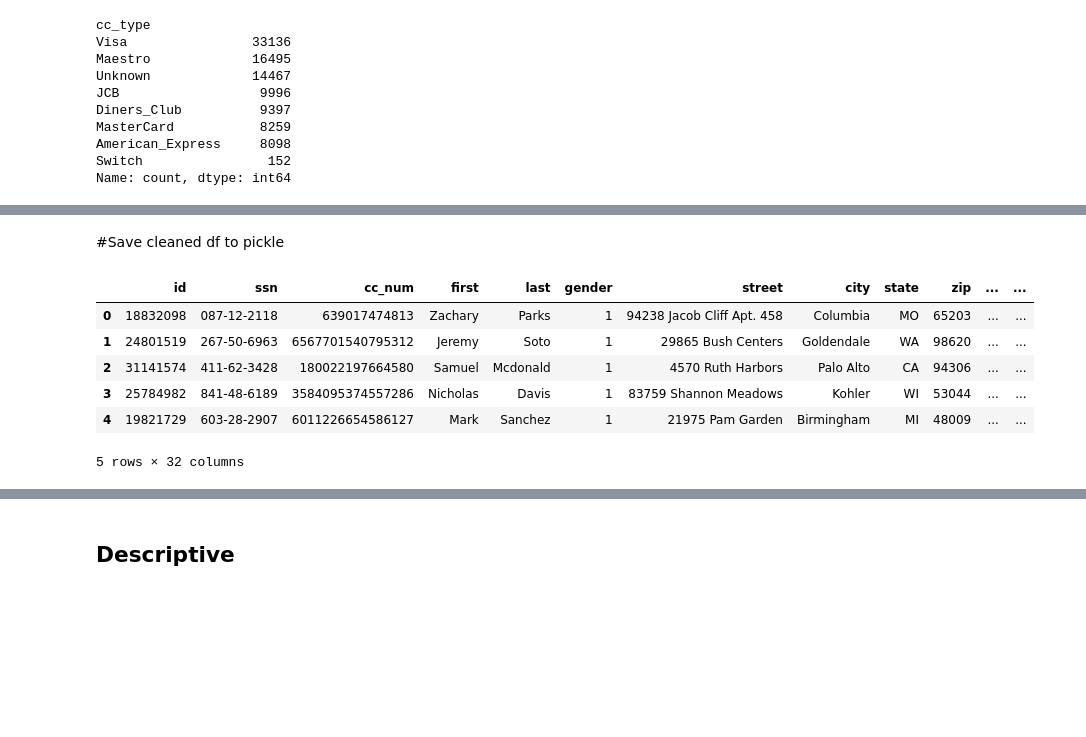
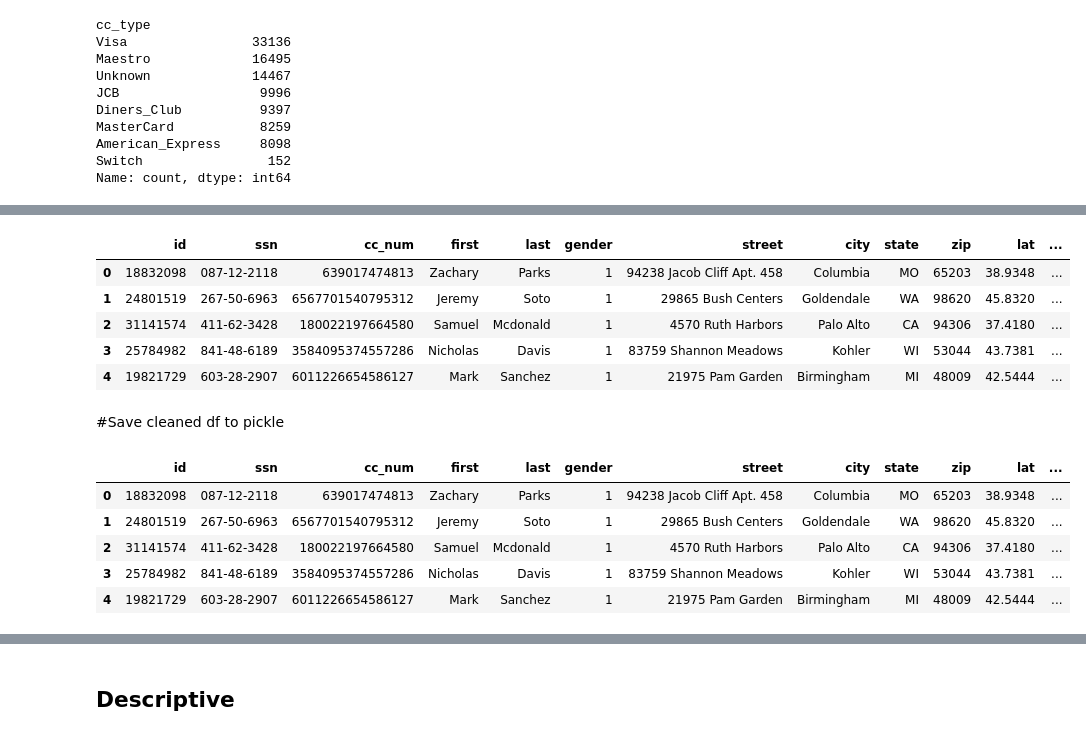
Before and after one commit to Myself-and-me/Credit_Card_Fraud_Detection, a Jupyter notebook: ds18_ml-proj-2.1.ipynb, the cells around one changed output, grey strips where cells are left out. Saved outputs shown, nothing was run; the diff lists cells and outputs as text; code cells hidden in the pictures; blank space fills up the shorter version.

```diff
--- a/ds18_ml-proj-2.1.ipynb
+++ b/ds18_ml-proj-2.1.ipynb
@@ -421,3 +467,12 @@ Name: count, dtype: int64
+# %%
+df.head()
+# %% [output]
+|  | id | ssn | cc_num | first | last | gender | street | city | state | zip | lat | ... |
+| 0 | 18832098 | 087-12-2118 | 639017474813 | Zachary | Parks | 1 | 94238 Jacob Cliff Apt. 458 | Columbia | MO | 65203 | 38.9348 | ... |
+| 1 | 24801519 | 267-50-6963 | 6567701540795312 | Jeremy | Soto | 1 | 29865 Bush Centers | Goldendale | WA | 98620 | 45.8320 | ... |
+| 2 | 31141574 | 411-62-3428 | 180022197664580 | Samuel | Mcdonald | 1 | 4570 Ruth Harbors | Palo Alto | CA | 94306 | 37.4180 | ... |
+| 3 | 25784982 | 841-48-6189 | 3584095374557286 | Nicholas | Davis | 1 | 83759 Shannon Meadows | Kohler | WI | 53044 | 43.7381 | ... |
+| 4 | 19821729 | 603-28-2907 | 6011226654586127 | Mark | Sanchez | 1 | 21975 Pam Garden | Birmingham | MI | 48009 | 42.5444 | ... |
 # %% [markdown]
 #Save cleaned df to pickle
 # %%
@@ -427,13 +482,12 @@ df.to_pickle(fname + '_prepared.pkl')
 # %%
 ### EDA
 # %%
-df = pd.read_pickle(fname + '_prepared.pkl')
-df.head()
+df1 = pd.read_pickle(fname + '_prepared.pkl')
+df1.head()
 # %% [output]
-|  | id | ssn | cc_num | first | last | gender | street | city | state | zip | ... | ... |
-| 0 | 18832098 | 087-12-2118 | 639017474813 | Zachary | Parks | 1 | 94238 Jacob Cliff Apt. 458 | Columbia | MO | 65203 | ... | ... |
-| 1 | 24801519 | 267-50-6963 | 6567701540795312 | Jeremy | Soto | 1 | 29865 Bush Centers | Goldendale | WA | 98620 | ... | ... |
-| 2 | 31141574 | 411-62-3428 | 180022197664580 | Samuel | Mcdonald | 1 | 4570 Ruth Harbors | Palo Alto | CA | 94306 | ... | ... |
-| 3 | 25784982 | 841-48-6189 | 3584095374557286 | Nicholas | Davis | 1 | 83759 Shannon Meadows | Kohler | WI | 53044 | ... | ... |
-| 4 | 19821729 | 603-28-2907 | 6011226654586127 | Mark | Sanchez | 1 | 21975 Pam Garden | Birmingham | MI | 48009 | ... | ... |
+|  | id | ssn | cc_num | first | last | gender | street | city | state | zip | lat | ... |
+| 0 | 18832098 | 087-12-2118 | 639017474813 | Zachary | Parks | 1 | 94238 Jacob Cliff Apt. 458 | Columbia | MO | 65203 | 38.9348 | ... |
+| 1 | 24801519 | 267-50-6963 | 6567701540795312 | Jeremy | Soto | 1 | 29865 Bush Centers | Goldendale | WA | 98620 | 45.8320 | ... |
+| 2 | 31141574 | 411-62-3428 | 180022197664580 | Samuel | Mcdonald | 1 | 4570 Ruth Harbors | Palo Alto | CA | 94306 | 37.4180 | ... |
+| 3 | 25784982 | 841-48-6189 | 3584095374557286 | Nicholas | Davis | 1 | 83759 Shannon Meadows | Kohler | WI | 53044 | 43.7381 | ... |
+| 4 | 19821729 | 603-28-2907 | 6011226654586127 | Mark | Sanchez | 1 | 21975 Pam Garden | Birmingham | MI | 48009 | 42.5444 | ... |
-5 rows × 32 columns
```
Also changed, not shown: parts of 10 cells of this notebook, 2 other files.
